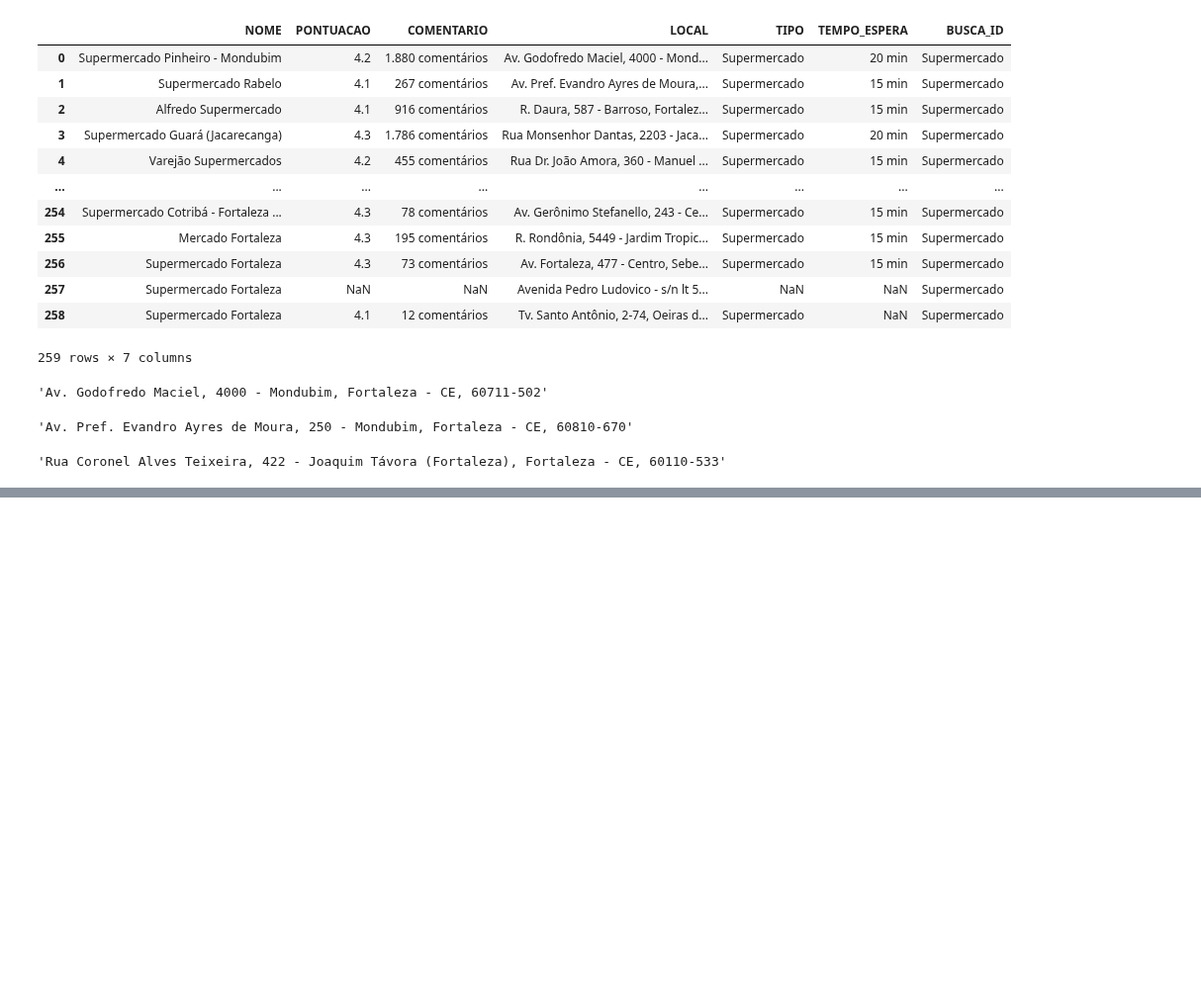
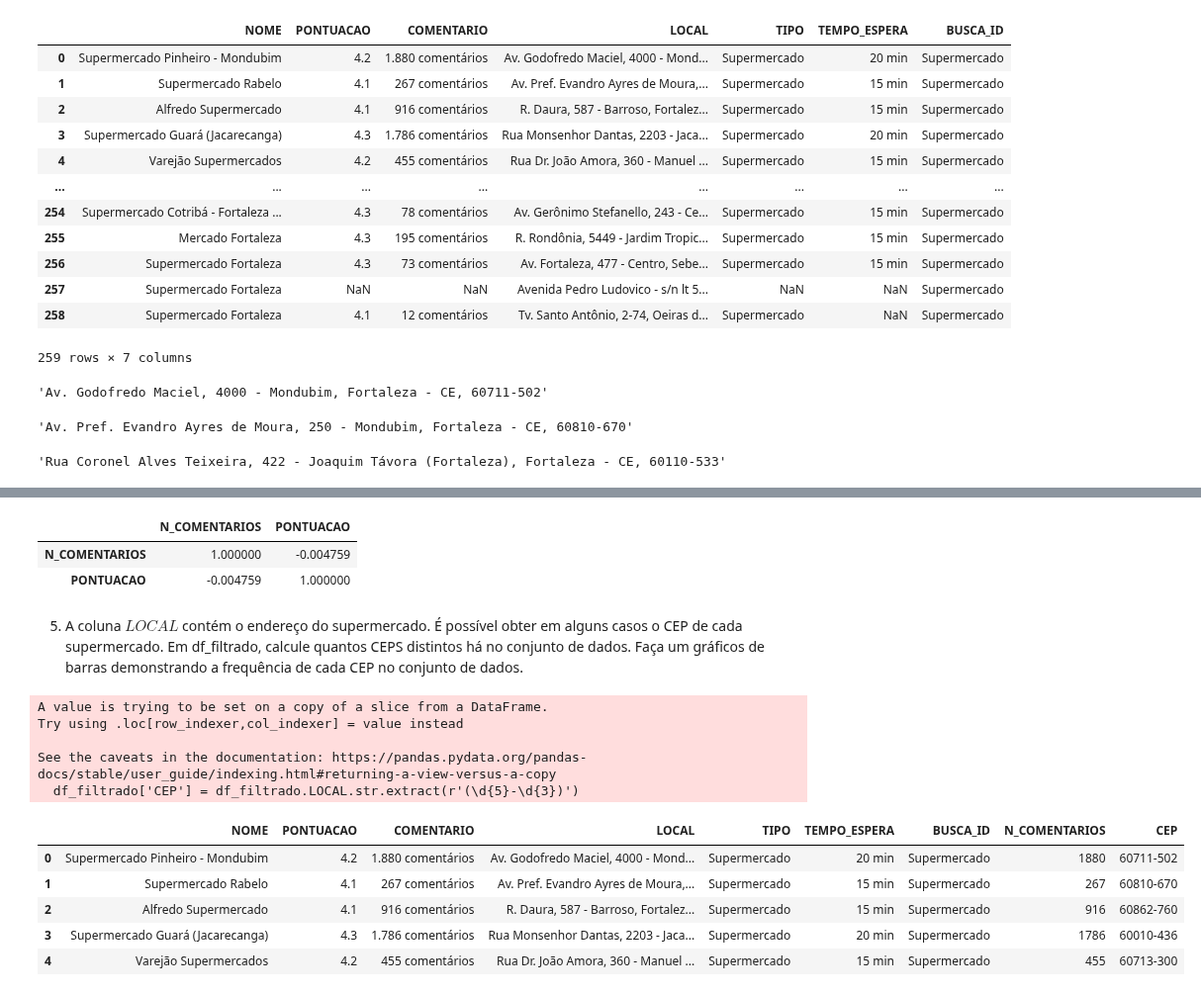
Before and after one commit to clairtonluz/MBA-em-ciencia-de-dados, a Jupyter notebook: Mineracao de Texto/exercicios/EXERCICIO-1- MINERACAO DE TEXTO- 2025.ipynb, the cells around one changed output, grey strips where cells are left out. Shown at 99% size. Cells and saved outputs as stored; diff of their text form; code cells hidden in the pictures; blank space fills up the shorter version.

```diff
--- a/Mineracao de Texto/exercicios/EXERCICIO-1- MINERACAO DE TEXTO- 2025.ipynb
+++ b/Mineracao de Texto/exercicios/EXERCICIO-1- MINERACAO DE TEXTO- 2025.ipynb
@@ -72,0 +122,23 @@ Name: TIPO, dtype: int64
+# %%
+df_filtrado[['N_COMENTARIOS','PONTUACAO']].corr()
+# %% [output]
+|  | N_COMENTARIOS | PONTUACAO |
+| N_COMENTARIOS | 1.000000 | -0.004759 |
+| PONTUACAO | -0.004759 | 1.000000 |
+# %% [markdown]
+5. A coluna $LOCAL$ contém o endereço do supermercado. É possível obter em alguns casos o CEP de cada supermercado. Em df_filtrado, calcule quantos CEPS distintos há no conjunto de dados. Faça um gráficos de barras demonstrando a frequência de cada CEP no conjunto de dados.
+# %%
+df_filtrado['CEP'] = df_filtrado.LOCAL.str.extract(r'(\d{5}-\d{3})')
+df_filtrado.head()
+# %% [output]
+A value is trying to be set on a copy of a slice from a DataFrame.
+Try using .loc[row_indexer,col_indexer] = value instead
+
+See the caveats in the documentation: https://pandas.pydata.org/pandas-docs/stable/user_guide/indexing.html#returning-a-view-versus-a-copy
+  df_filtrado['CEP'] = df_filtrado.LOCAL.str.extract(r'(\d{5}-\d{3})')
+|  | NOME | PONTUACAO | COMENTARIO | LOCAL | TIPO | TEMPO_ESPERA | BUSCA_ID | N_COMENTARIOS | CEP |
+| 0 | Supermercado Pinheiro - Mondubim | 4.2 | 1.880 comentários | Av. Godofredo Maciel, 4000 - Mond... | Supermercado | 20 min | Supermercado | 1880 | 60711-502 |
+| 1 | Supermercado Rabelo | 4.1 | 267 comentários | Av. Pref. Evandro Ayres de Moura,... | Supermercado | 15 min | Supermercado | 267 | 60810-670 |
+| 2 | Alfredo Supermercado | 4.1 | 916 comentários | R. Daura, 587 - Barroso, Fortalez... | Supermercado | 15 min | Supermercado | 916 | 60862-760 |
+| 3 | Supermercado Guará (Jacarecanga) | 4.3 | 1.786 comentários | Rua Monsenhor Dantas, 2203 - Jaca... | Supermercado | 20 min | Supermercado | 1786 | 60010-436 |
+| 4 | Varejão Supermercados | 4.2 | 455 comentários | Rua Dr. João Amora, 360 - Manuel ... | Supermercado | 15 min | Supermercado | 455 | 60713-300 |
```
Also changed, not shown: parts of 11 cells of this notebook.
